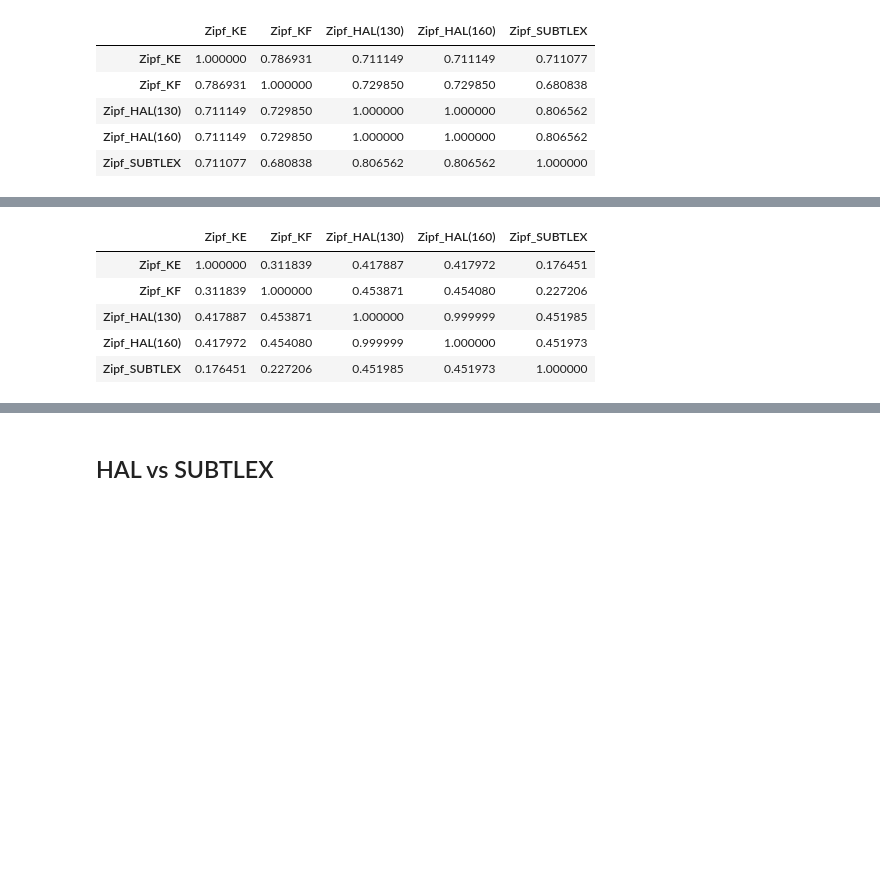
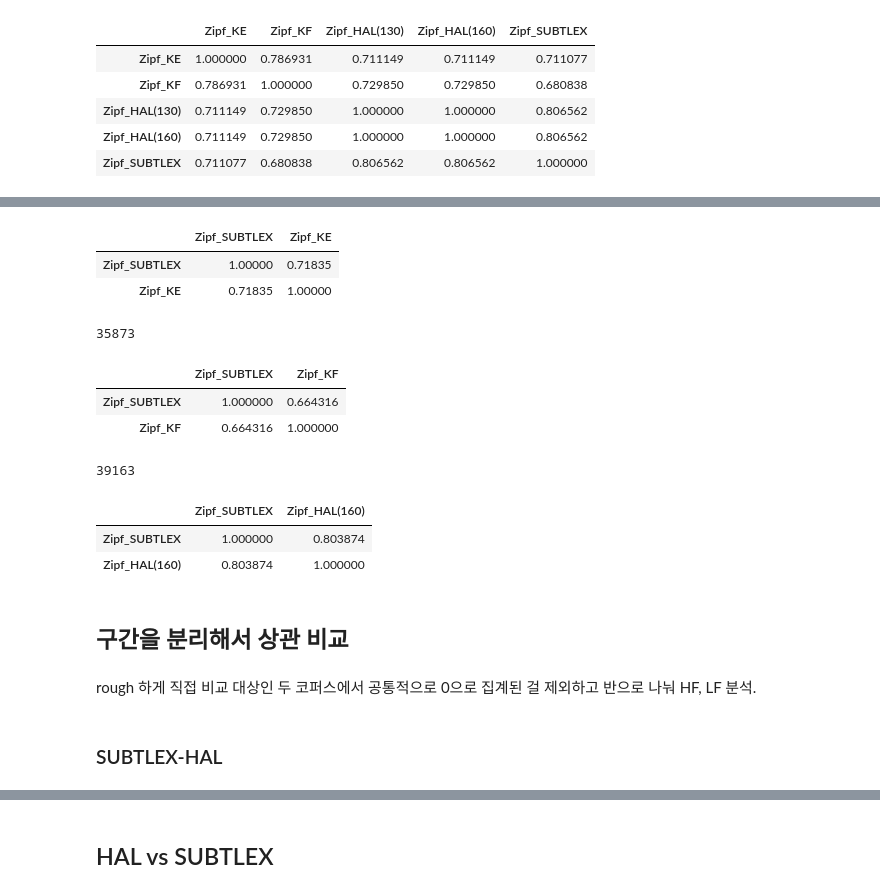
Before and after one commit to irregular6612/english-corpus-comparison, a Jupyter notebook: src/notebooks/correlation_analysis_example.ipynb, the cells around one changed output, grey strips where cells are left out. Drawn from its saved outputs; the diff is of its cells as text; code cells hidden in the pictures; blank space fills up the shorter version.

```diff
--- a/src/notebooks/correlation_analysis_example.ipynb
+++ b/src/notebooks/correlation_analysis_example.ipynb
@@ -238,5 +238,5 @@ laplace transform을 사용해서 zero-freq word를 dealing 하랴.
 SUBLTEX-UK 에 따르면, zipf-score를 사용하는게 좋다고 하기도 했고,
 변환 시에 상대 빈도를 다 수정하면 될 듯.
 # %%
-zero_in = pd.read_excel(os.path.join(corpora_dir, 'merged_corpora', 'KE_E_final(250922-2300)-zeroIn.xlsx'))
+df = pd.read_excel(os.path.join(corpora_dir, 'merged_corpora', 'KE_E_final(250922-2300)-zeroIn.xlsx'))
 zero_out = pd.read_excel(os.path.join(corpora_dir, 'merged_corpora', 'KE_E_final(250922-1400)-zeroEx.xlsx'))
@@ -332,9 +300,33 @@ zero_out.sort_values(by='Zipf_SUBTLEX', ascending=False).reset_index(drop=True)[
-# %%
-zero_out.sort_values(by='Zipf_SUBTLEX', ascending=False).reset_index(drop=True)[zero_out.shape[0]//2:][['Zipf_KE', 'Zipf_KF', 'Zipf_HAL(130)', 'Zipf_HAL(160)', 'Zipf_SUBTLEX']].corr()
-# %% [output]
-|  | Zipf_KE | Zipf_KF | Zipf_HAL(130) | Zipf_HAL(160) | Zipf_SUBTLEX |
-| Zipf_KE | 1.000000 | 0.311839 | 0.417887 | 0.417972 | 0.176451 |
-| Zipf_KF | 0.311839 | 1.000000 | 0.453871 | 0.454080 | 0.227206 |
-| Zipf_HAL(130) | 0.417887 | 0.453871 | 1.000000 | 0.999999 | 0.451985 |
-| Zipf_HAL(160) | 0.417972 | 0.454080 | 0.999999 | 1.000000 | 0.451973 |
-| Zipf_SUBTLEX | 0.176451 | 0.227206 | 0.451985 | 0.451973 | 1.000000 |
+# %%
+# 직접 비교 대상인 두 코퍼스 모두에서 0으로 찍힌 값들은 제외한 상관. 대세에 영향 없음.
+df[(df['Freq_SUBTLEX'] != 0) | (df['Freq_KE'] != 0)][['Zipf_SUBTLEX', 'Zipf_KE']].corr()
+# %% [output]
+|  | Zipf_SUBTLEX | Zipf_KE |
+| Zipf_SUBTLEX | 1.00000 | 0.71835 |
+| Zipf_KE | 0.71835 | 1.00000 |
+# %%
+len(df[(df['Freq_SUBTLEX'] != 0) | (df['Freq_KE'] != 0)][['Zipf_SUBTLEX', 'Zipf_KE']])
+# %% [output]
+35873
+# %%
+df[(df['Freq_SUBTLEX'] != 0) | (df['Freq_KF'] != 0)][['Zipf_SUBTLEX', 'Zipf_KF']].corr()
+# %% [output]
+|  | Zipf_SUBTLEX | Zipf_KF |
+| Zipf_SUBTLEX | 1.000000 | 0.664316 |
+| Zipf_KF | 0.664316 | 1.000000 |
+# %%
+len(df[(df['Freq_SUBTLEX'] != 0) | (df['Freq_KF'] != 0)][['Zipf_SUBTLEX', 'Zipf_KF']])
+# %% [output]
+39163
+# %%
+df[(df['Freq_SUBTLEX'] != 0) | (df['Freq_HAL'] != 0)][['Zipf_SUBTLEX', 'Zipf_HAL(160)']].corr()
+# %% [output]
+|  | Zipf_SUBTLEX | Zipf_HAL(160) |
+| Zipf_SUBTLEX | 1.000000 | 0.803874 |
+| Zipf_HAL(160) | 0.803874 | 1.000000 |
+# %% [markdown]
+## 구간을 분리해서 상관 비교
+# %% [markdown]
+rough 하게 직접 비교 대상인 두 코퍼스에서 공통적으로 0으로 집계된 걸 제외하고 반으로 나눠 HF, LF 분석.
+# %% [markdown]
+### SUBTLEX-HAL
```
Also changed, not shown: parts of 33 cells of this notebook, 3 other files.
